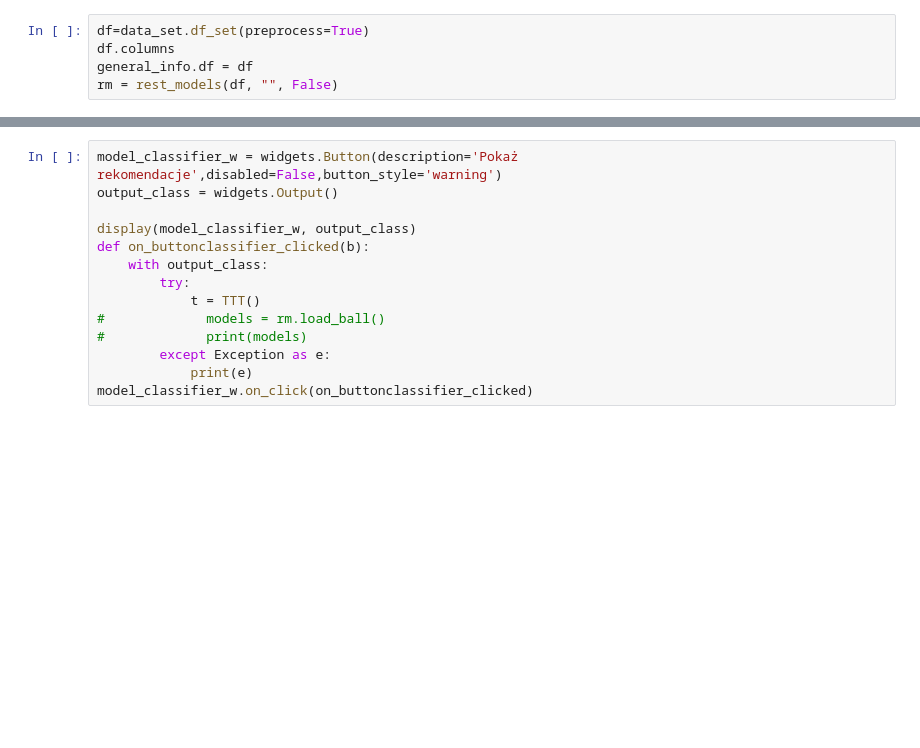
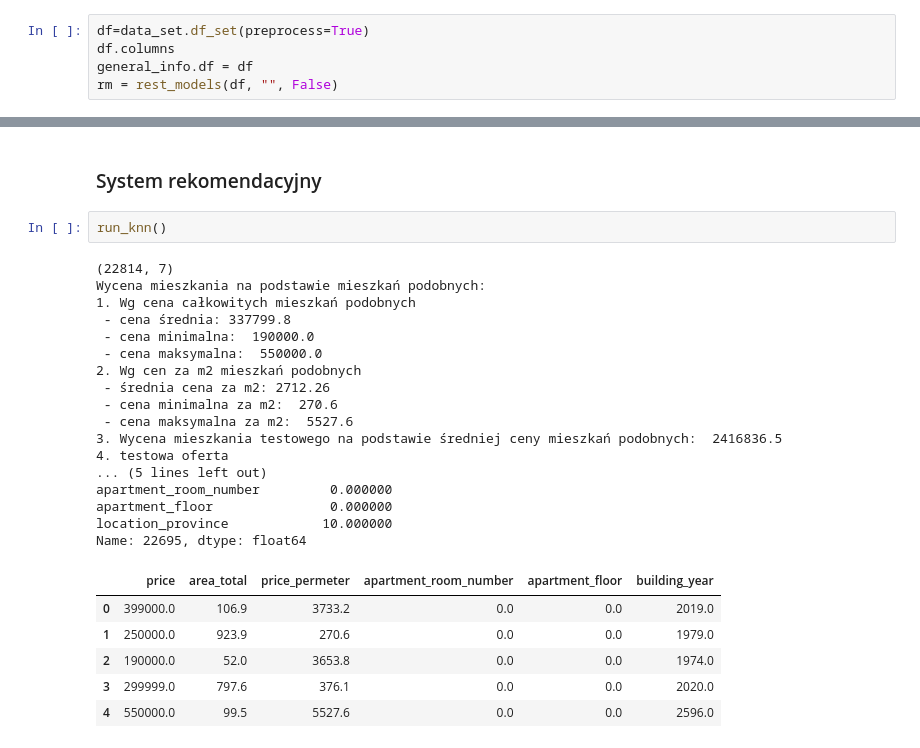
Before and after one commit to infoshareacademy/jdsz5-paulin, a Jupyter notebook: ml/app_ml.ipynb, the cells around one changed output, grey strips where cells are left out. Saved outputs shown, nothing was run; the diff lists cells and outputs as text; blank space fills up the shorter version.

```diff
--- a/ml/app_ml.ipynb
+++ b/ml/app_ml.ipynb
@@ -85,14 +118,28 @@ model_w.on_click(on_button_clicked)
-# %%
-model_classifier_w = widgets.Button(description='Pokaż rekomendacje',disabled=False,button_style='warning')
-output_class = widgets.Output()
-
-display(model_classifier_w, output_class)
-def on_buttonclassifier_clicked(b):
-    with output_class:
-        try:
-            t = TTT()
-#             models = rm.load_ball()
-#             print(models)
-        except Exception as e:
-            print(e)
-model_classifier_w.on_click(on_buttonclassifier_clicked)
+# %% [markdown]
+### System rekomendacyjny
+# %%
+run_knn()
+# %% [output]
+(22814, 7)
+Wycena mieszkania na podstawie mieszkań podobnych:
+1. Wg cena całkowitych mieszkań podobnych
+ - cena średnia: 337799.8
+ - cena minimalna:  190000.0
+ - cena maksymalna:  550000.0
+2. Wg cen za m2 mieszkań podobnych
+ - średnia cena za m2: 2712.26
+ - cena minimalna za m2:  270.6
+ - cena maksymalna za m2:  5527.6
+3. Wycena mieszkania testowego na podstawie średniej ceny mieszkań podobnych:  2416836.5
+4. testowa oferta
+... (5 lines left out)
+apartment_room_number         0.000000
+apartment_floor               0.000000
+location_province            10.000000
+Name: 22695, dtype: float64
+|  | price | area_total | price_permeter | apartment_room_number | apartment_floor | building_year |
+| 0 | 399000.0 | 106.9 | 3733.2 | 0.0 | 0.0 | 2019.0 |
+| 1 | 250000.0 | 923.9 | 270.6 | 0.0 | 0.0 | 1979.0 |
+| 2 | 190000.0 | 52.0 | 3653.8 | 0.0 | 0.0 | 1974.0 |
+| 3 | 299999.0 | 797.6 | 376.1 | 0.0 | 0.0 | 2020.0 |
+| 4 | 550000.0 | 99.5 | 5527.6 | 0.0 | 0.0 | 2596.0 |
```
Also changed, not shown: parts of 16 cells of this notebook, 5 other files.
